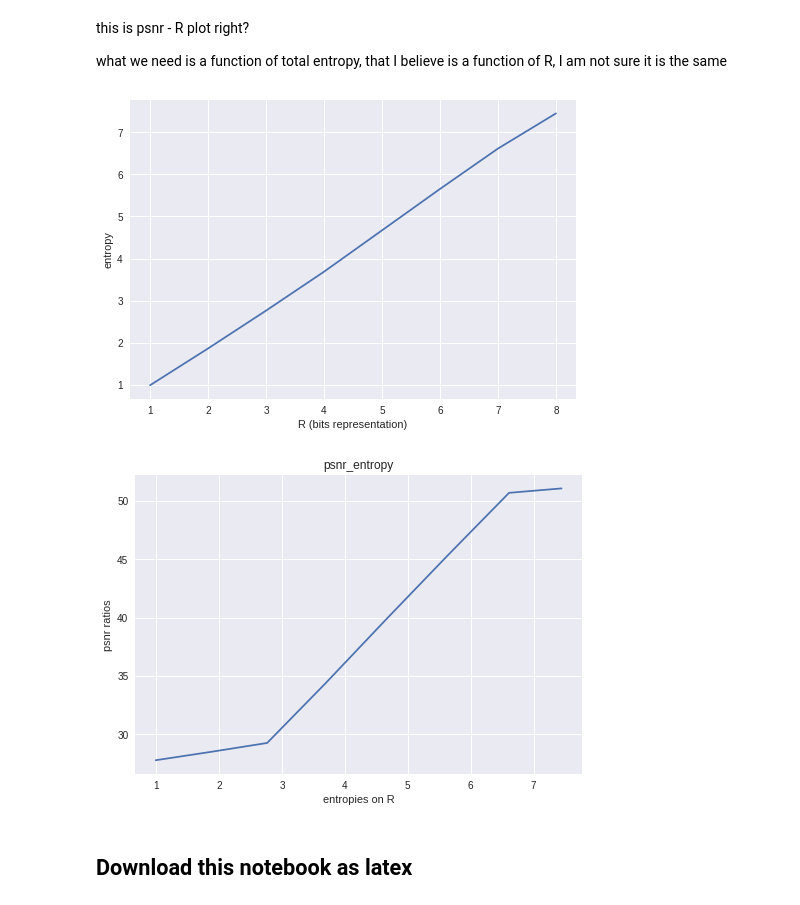
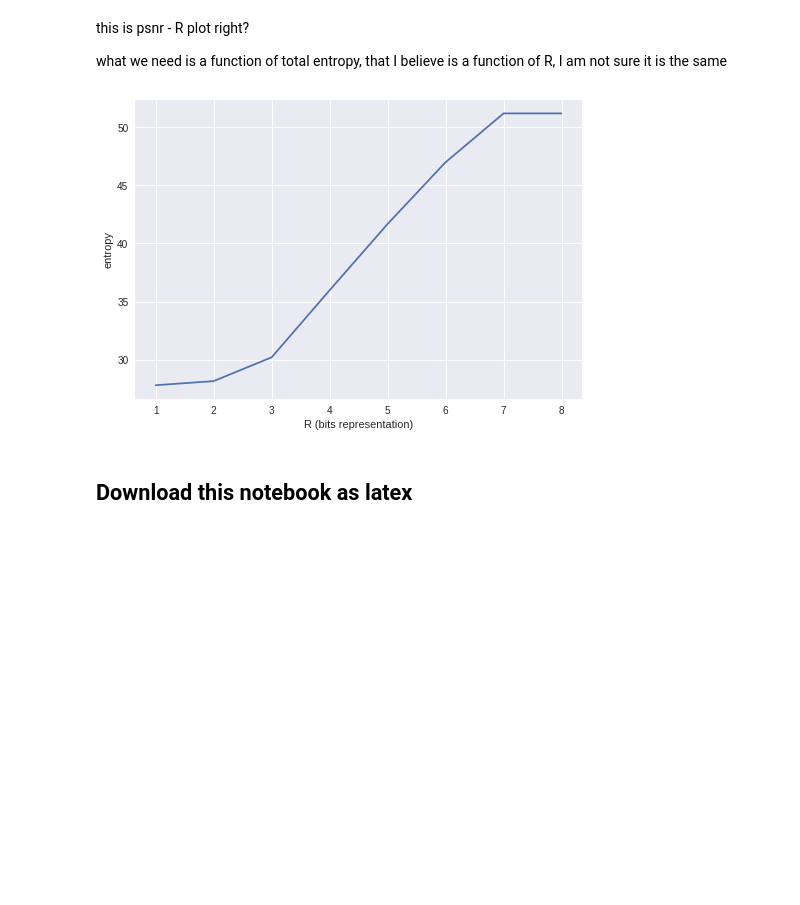
Before and after one commit to alvarogg777/colabCompression, a Jupyter notebook: Compress_Lab1.ipynb, the cells around one changed output. Saved outputs shown, nothing was run; the diff lists cells and outputs as text; code cells hidden in the pictures; blank space fills up the shorter version.

```diff
--- a/Compress_Lab1.ipynb
+++ b/Compress_Lab1.ipynb
@@ -37,7 +37,7 @@ def quantizer(input_img,R):#,delta):
   quantX=np.linspace(0,255,256,dtype=int)#0..255
   quantY={}
   for index,value in enumerate(quantX):
-    quantY[index]=math.floor(((value-minimum)/delta)+0.5)
+    quantY[index]=math.floor(((value-minimum)/delta)+0.5)*delta + minimum
   transformation=[quantX,quantY.values()]
   return [[quantizedImg,delta,minimum],transformation]
 # %%
@@ -139,21 +154,23 @@ this is psnr - R plot right?
 
 what we need is a function of total entropy, that I believe is a function of R, I am not sure it is the same
 # %%
+def psnr(input_img,R):
+  return 10*np.log10((255**2)/getDistortion(input_img,R))
+# psnr(lena,2)
+
 def psnr_entropy(input_img):
-  psnr_ratios=[]
-  entropies=TotalEntropy(input_img)
-  for i in entropies:
-     psnr_ratios.append(10*np.log10((255**2)/getDistortion(input_img,entropies[i])))
+  entropy={}
+  R=np.arange(1,9)
+  for i in R:
+    entropy[i]=psnr(input_img,i)
   plt.figure()
-  plt.title('psnr_entropy')
-  plt.xlabel('entropies on R')
-  plt.ylabel('psnr ratios')
-  plt.plot(entropies.values(),psnr_ratios)
+  plt.xlabel('R (bits representation)')
+  plt.ylabel('entropy')
+  plt.plot(R,entropy.values())
 
 psnr_entropy(lena)
 # %% [output]
-[figure, old version]
+[figure, new version]
-[figure, removed]
 # %% [markdown]
 ## **Download this notebook as latex**
 # %%
```
Also changed, not shown: parts of 8 cells of this notebook.
